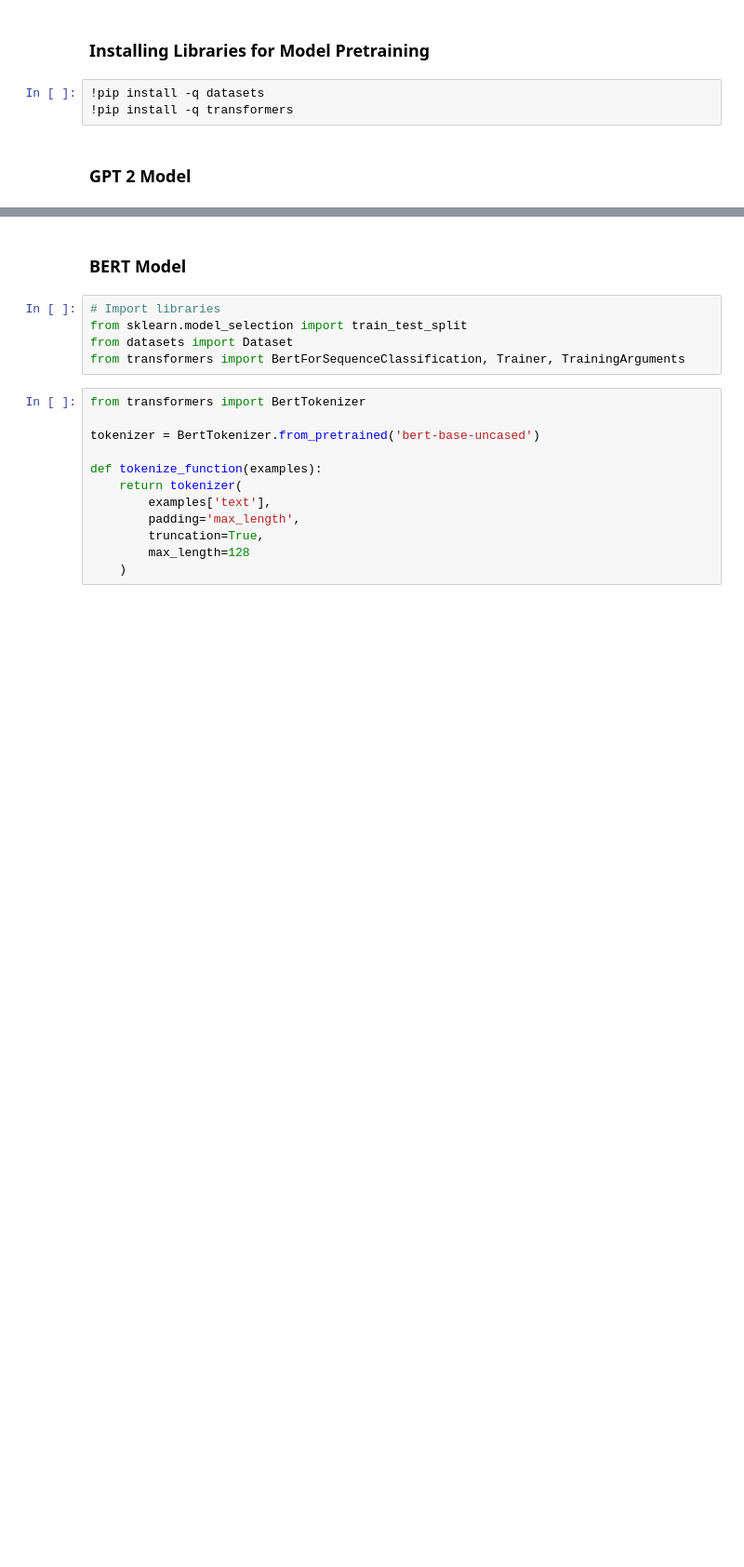
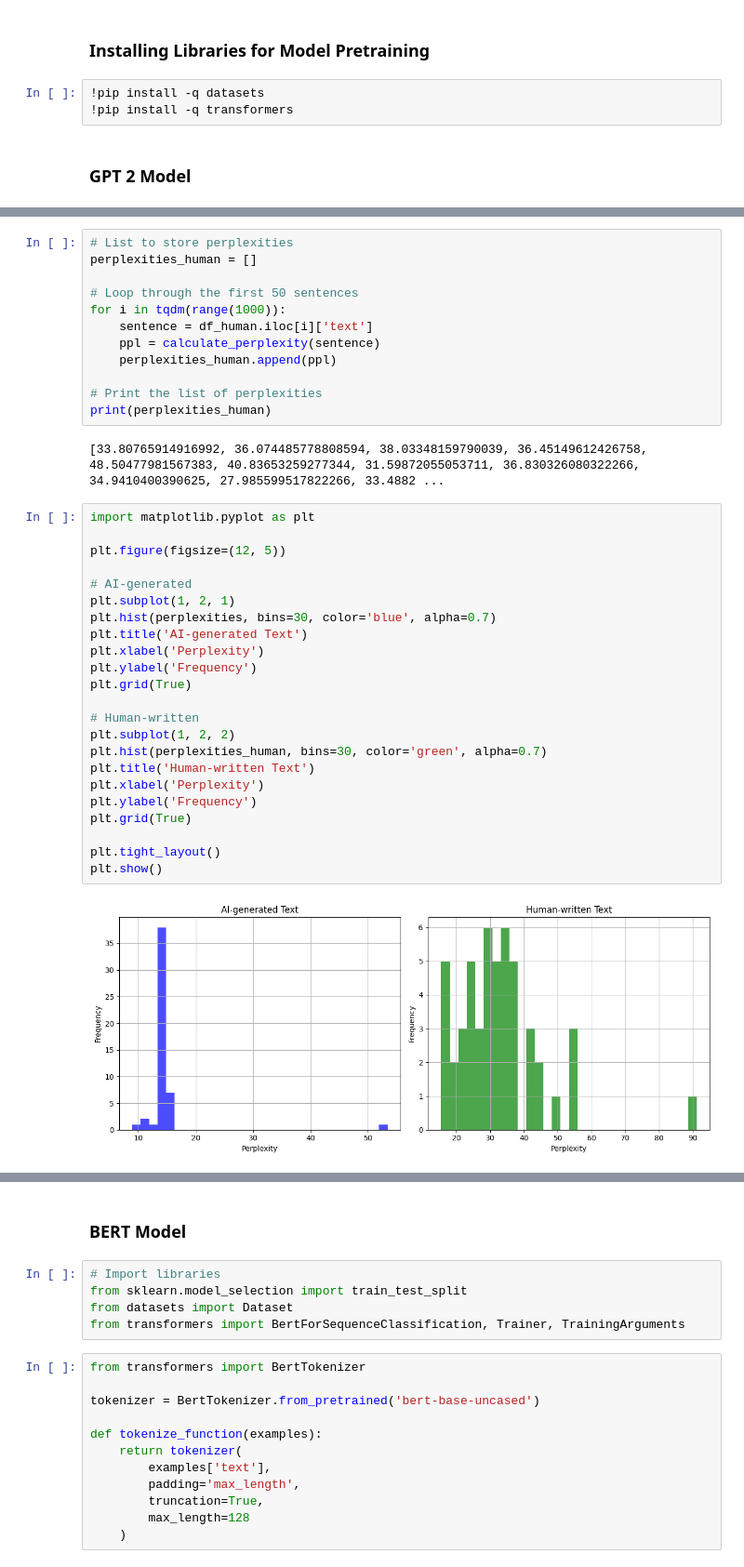
Before and after one commit to pawanbhatta178/FakeReviewDetector, a Jupyter notebook: ReviewAIDetector.ipynb, the cells around one changed output, grey strips where cells are left out. Shown: that part at 93% size. Saved outputs shown, nothing was run; the diff lists cells and outputs as text; blank space fills up the shorter version.

```diff
--- a/ReviewAIDetector.ipynb
+++ b/ReviewAIDetector.ipynb
@@ -174,0 +185,39 @@ Perplexity: 504.90
+# %%
+# List to store perplexities
+perplexities_human = []
+
+# Loop through the first 50 sentences
+for i in tqdm(range(1000)):
+    sentence = df_human.iloc[i]['text']
+    ppl = calculate_perplexity(sentence)
+    perplexities_human.append(ppl)
+
+# Print the list of perplexities
+print(perplexities_human)
+# %% [output]
+[33.80765914916992, 36.074485778808594, 38.03348159790039, 36.45149612426758, 48.50477981567383, 40.83653259277344, 31.59872055053711, 36.830326080322266, 34.9410400390625, 27.985599517822266, 33.4882 ...
+# %%
+import matplotlib.pyplot as plt
+
+plt.figure(figsize=(12, 5))
+
+# AI-generated
+plt.subplot(1, 2, 1)
+plt.hist(perplexities, bins=30, color='blue', alpha=0.7)
+plt.title('AI-generated Text')
+plt.xlabel('Perplexity')
+plt.ylabel('Frequency')
+plt.grid(True)
+
+# Human-written
+plt.subplot(1, 2, 2)
+plt.hist(perplexities_human, bins=30, color='green', alpha=0.7)
+plt.title('Human-written Text')
+plt.xlabel('Perplexity')
+plt.ylabel('Frequency')
+plt.grid(True)
+
+plt.tight_layout()
+plt.show()
+# %% [output]
+[figure, added]
```
Also changed, not shown: parts of 7 cells of this notebook.
